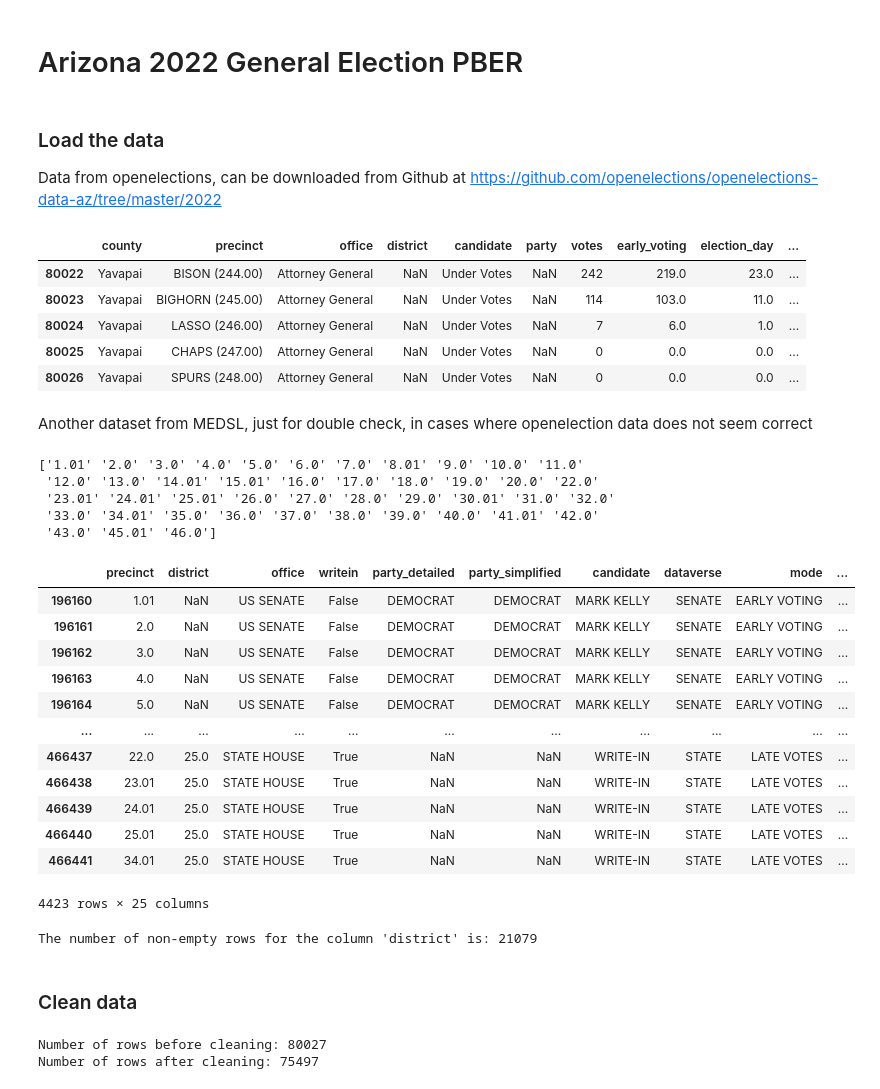
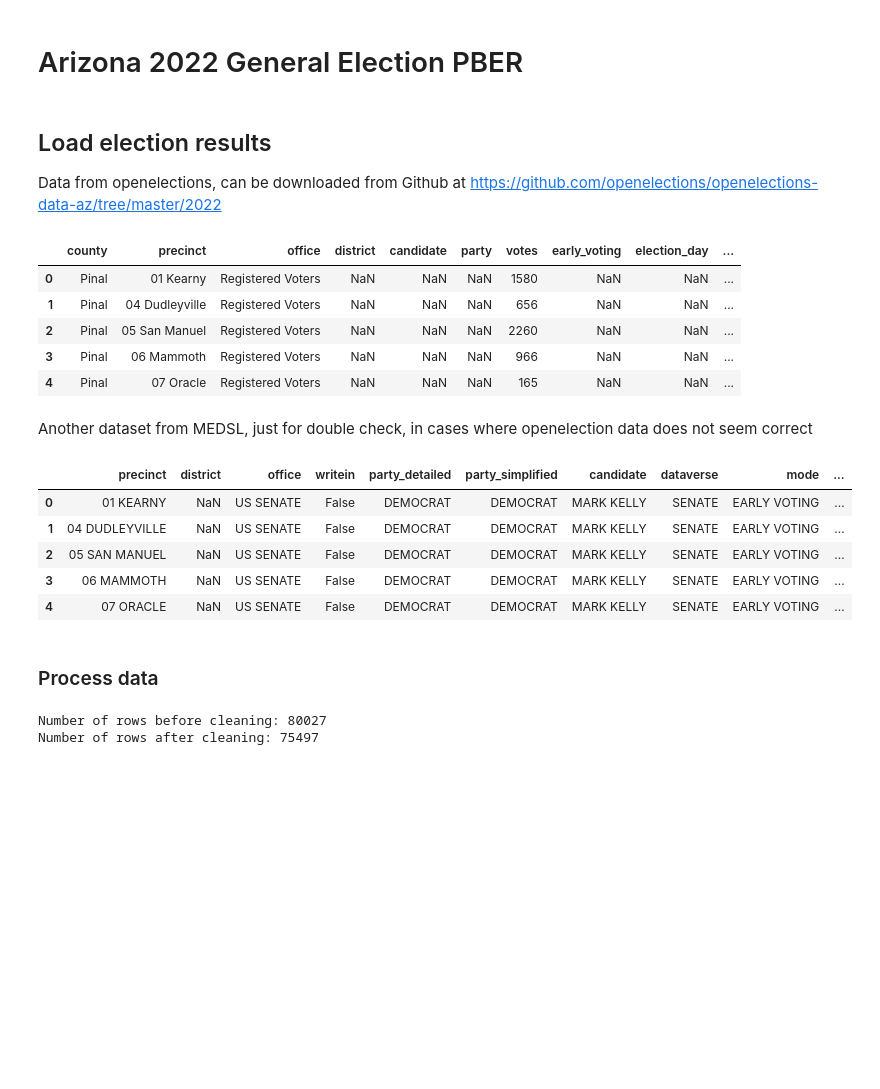
Before and after one commit to nonpartisan-redistricting-datahub/az-pber-2022, a Jupyter notebook: az-pber-2022/2022AZ.ipynb, the cells around one changed output. Saved outputs shown, nothing was run; the diff lists cells and outputs as text; code cells hidden in the pictures; blank space fills up the shorter version.

Commit message:
made some more cleaning

```diff
--- a/az-pber-2022/2022AZ.ipynb
+++ b/az-pber-2022/2022AZ.ipynb
@@ -13,53 +13,35 @@ warnings.filterwarnings('ignore')
 # %% [markdown]
 # Arizona 2022 General Election PBER
 # %% [markdown]
-### Load the data
+## Load election results
 
 Data from openelections, can be downloaded from Github at https://github.com/openelections/openelections-data-az/tree/master/2022
 # %%
 csv_path = './20221108__az__general__precinct.csv'
-df = pd.read_csv(csv_path)
-df.tail(5)
+pd.set_option('display.max_rows', 0)
+pd.set_option('display.max_columns', 0)
+election_results = pd.read_csv(csv_path)
+election_results.head(5)
 # %% [output]
 |  | county | precinct | office | district | candidate | party | votes | early_voting | election_day | ... |
-| 80022 | Yavapai | BISON (244.00) | Attorney General | NaN | Under Votes | NaN | 242 | 219.0 | 23.0 | ... |
-| 80023 | Yavapai | BIGHORN (245.00) | Attorney General | NaN | Under Votes | NaN | 114 | 103.0 | 11.0 | ... |
-| 80024 | Yavapai | LASSO (246.00) | Attorney General | NaN | Under Votes | NaN | 7 | 6.0 | 1.0 | ... |
-| 80025 | Yavapai | CHAPS (247.00) | Attorney General | NaN | Under Votes | NaN | 0 | 0.0 | 0.0 | ... |
-| 80026 | Yavapai | SPURS (248.00) | Attorney General | NaN | Under Votes | NaN | 0 | 0.0 | 0.0 | ... |
+| 0 | Pinal | 01 Kearny | Registered Voters | NaN | NaN | NaN | 1580 | NaN | NaN | ... |
+| 1 | Pinal | 04 Dudleyville | Registered Voters | NaN | NaN | NaN | 656 | NaN | NaN | ... |
+| 2 | Pinal | 05 San Manuel | Registered Voters | NaN | NaN | NaN | 2260 | NaN | NaN | ... |
+| 3 | Pinal | 06 Mammoth | Registered Voters | NaN | NaN | NaN | 966 | NaN | NaN | ... |
+| 4 | Pinal | 07 Oracle | Registered Voters | NaN | NaN | NaN | 165 | NaN | NaN | ... |
 # %% [markdown]
 Another dataset from MEDSL, just for double check, in cases where openelection data does not seem correct
 # %%
 csv_path_az = '../AZ-cleaned.csv'
-df_az = pd.read_csv(csv_path_az)
-df_az_yuma = df_az[df_az['county_name'] == 'YUMA']
-print(df_az_yuma['precinct'].unique())
-df_az_yuma
+election_results_MEDSL = pd.read_csv(csv_path_az)
+election_results_MEDSL.head(5)
 # %% [output]
-['1.01' '2.0' '3.0' '4.0' '5.0' '6.0' '7.0' '8.01' '9.0' '10.0' '11.0'
- '12.0' '13.0' '14.01' '15.01' '16.0' '17.0' '18.0' '19.0' '20.0' '22.0'
- '23.01' '24.01' '25.01' '26.0' '27.0' '28.0' '29.0' '30.01' '31.0' '32.0'
- '33.0' '34.01' '35.0' '36.0' '37.0' '38.0' '39.0' '40.0' '41.01' '42.0'
- '43.0' '45.01' '46.0']
 |  | precinct | district | office | writein | party_detailed | party_simplified | candidate | dataverse | mode | ... |
-| 196160 | 1.01 | NaN | US SENATE | False | DEMOCRAT | DEMOCRAT | MARK KELLY | SENATE | EARLY VOTING | ... |
-| 196161 | 2.0 | NaN | US SENATE | False | DEMOCRAT | DEMOCRAT | MARK KELLY | SENATE | EARLY VOTING | ... |
-| 196162 | 3.0 | NaN | US SENATE | False | DEMOCRAT | DEMOCRAT | MARK KELLY | SENATE | EARLY VOTING | ... |
-| 196163 | 4.0 | NaN | US SENATE | False | DEMOCRAT | DEMOCRAT | MARK KELLY | SENATE | EARLY VOTING | ... |
-| 196164 | 5.0 | NaN | US SENATE | False | DEMOCRAT | DEMOCRAT | MARK KELLY | SENATE | EARLY VOTING | ... |
-| ... | ... | ... | ... | ... | ... | ... | ... | ... | ... | ... |
-| 466437 | 22.0 | 25.0 | STATE HOUSE | True | NaN | NaN | WRITE-IN | STATE | LATE VOTES | ... |
-| 466438 | 23.01 | 25.0 | STATE HOUSE | True | NaN | NaN | WRITE-IN | STATE | LATE VOTES | ... |
-| 466439 | 24.01 | 25.0 | STATE HOUSE | True | NaN | NaN | WRITE-IN | STATE | LATE VOTES | ... |
-| 466440 | 25.01 | 25.0 | STATE HOUSE | True | NaN | NaN | WRITE-IN | STATE | LATE VOTES | ... |
-| 466441 | 34.01 | 25.0 | STATE HOUSE | True | NaN | NaN | WRITE-IN | STATE | LATE VOTES | ... |
+| 0 | 01 KEARNY | NaN | US SENATE | False | DEMOCRAT | DEMOCRAT | MARK KELLY | SENATE | EARLY VOTING | ... |
+| 1 | 04 DUDLEYVILLE | NaN | US SENATE | False | DEMOCRAT | DEMOCRAT | MARK KELLY | SENATE | EARLY VOTING | ... |
+| 2 | 05 SAN MANUEL | NaN | US SENATE | False | DEMOCRAT | DEMOCRAT | MARK KELLY | SENATE | EARLY VOTING | ... |
+| 3 | 06 MAMMOTH | NaN | US SENATE | False | DEMOCRAT | DEMOCRAT | MARK KELLY | SENATE | EARLY VOTING | ... |
+| 4 | 07 ORACLE | NaN | US SENATE | False | DEMOCRAT | DEMOCRAT | MARK KELLY | SENATE | EARLY VOTING | ... |
-4423 rows × 25 columns
-# %%
-non_empty_rows_district = df['district'].dropna().shape[0]
-
-print(f"The number of non-empty rows for the column 'district' is: {non_empty_rows_district}")
-# %% [output]
-The number of non-empty rows for the column 'district' is: 21079
 # %% [markdown]
-### Clean data
+### Process data
 # %%
```
Also changed, not shown: parts of 18 cells of this notebook, 1 other file.
